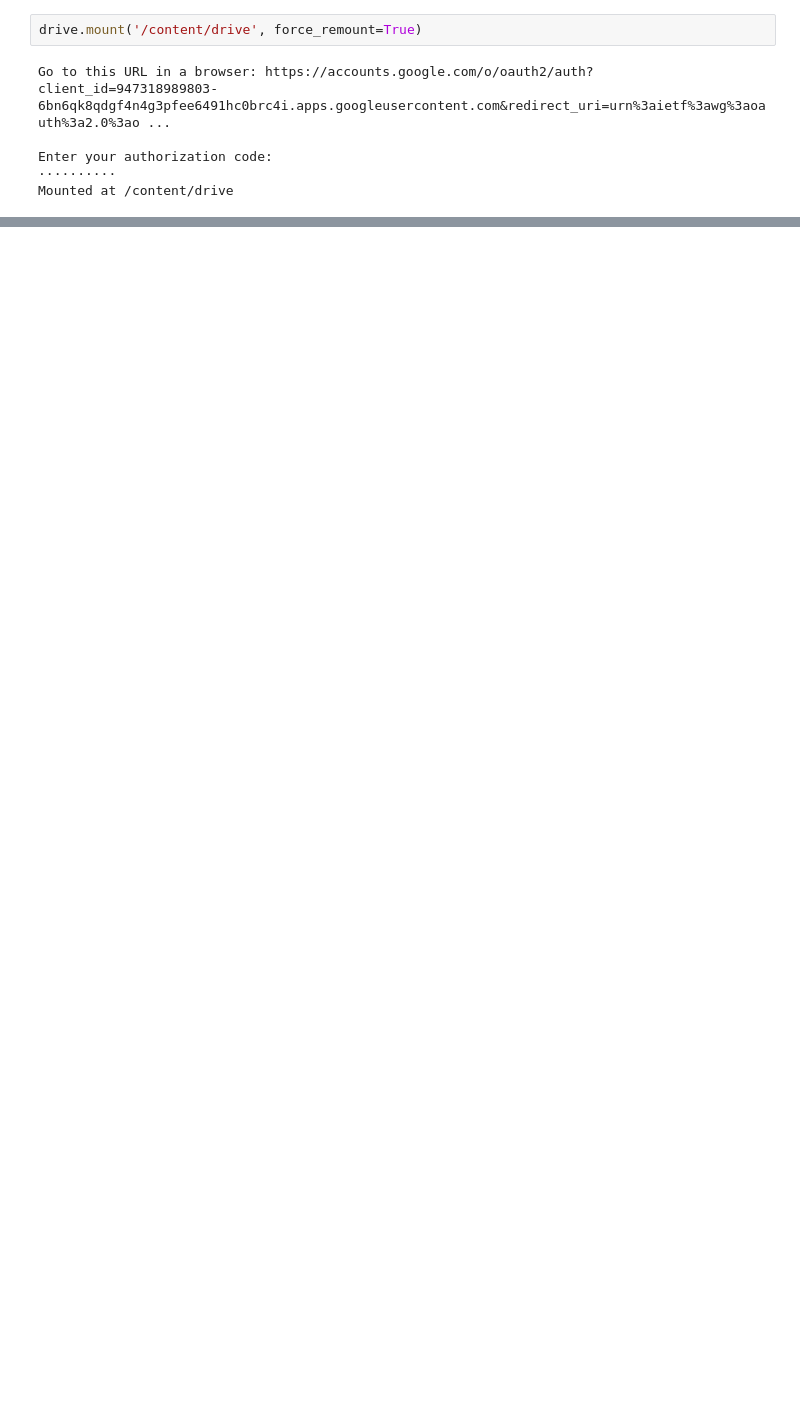
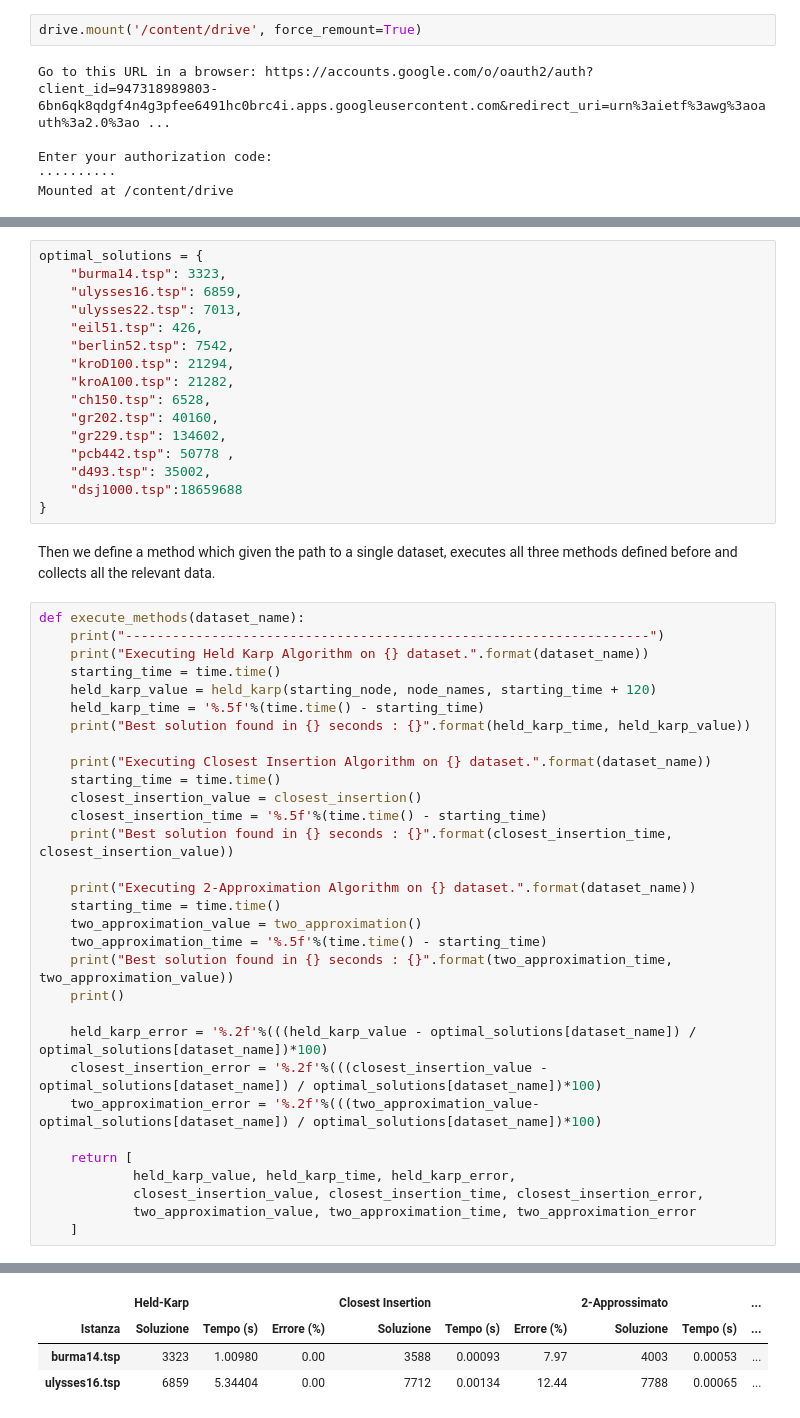
Before and after one commit to giacomogreggio/Algoritmi_avanzati, a Jupyter notebook: Alg_Av_HW2.ipynb, the cells around one changed output, grey strips where cells are left out. Saved outputs shown, nothing was run; the diff lists cells and outputs as text; blank space fills up the shorter version.

```diff
--- a/Alg_Av_HW2.ipynb
+++ b/Alg_Av_HW2.ipynb
@@ -99,0 +453,50 @@ held_karp(starting_node, node_names)
+# %%
+optimal_solutions = {
+    "burma14.tsp": 3323,
+    "ulysses16.tsp": 6859,
+    "ulysses22.tsp": 7013,
+    "eil51.tsp": 426,
+    "berlin52.tsp": 7542,
+    "kroD100.tsp": 21294,
+    "kroA100.tsp": 21282,
+    "ch150.tsp": 6528,
+    "gr202.tsp": 40160,
+    "gr229.tsp": 134602,
+    "pcb442.tsp": 50778 ,
+    "d493.tsp":	35002,
+    "dsj1000.tsp":18659688
+}
+# %% [markdown]
+Then we define a method which given the path to a single dataset, executes all three methods defined before and collects all the relevant data.
+# %%
+def execute_methods(dataset_name):
+    print("-------------------------------------------------------------------")
+    print("Executing Held Karp Algorithm on {} dataset.".format(dataset_name))
+    starting_time = time.time()
+    held_karp_value = held_karp(starting_node, node_names, starting_time + 120)
+    held_karp_time = '%.5f'%(time.time() - starting_time)
+    print("Best solution found in {} seconds : {}".format(held_karp_time, held_karp_value))
+
+    print("Executing Closest Insertion Algorithm on {} dataset.".format(dataset_name))
+    starting_time = time.time()
+    closest_insertion_value = closest_insertion()
+    closest_insertion_time = '%.5f'%(time.time() - starting_time)
+    print("Best solution found in {} seconds : {}".format(closest_insertion_time, closest_insertion_value))
+
+    print("Executing 2-Approximation Algorithm on {} dataset.".format(dataset_name))
+    starting_time = time.time()
+    two_approximation_value = two_approximation()
+    two_approximation_time = '%.5f'%(time.time() - starting_time)
+    print("Best solution found in {} seconds : {}".format(two_approximation_time, two_approximation_value))
+    print()
+
+    held_karp_error = '%.2f'%(((held_karp_value - optimal_solutions[dataset_name]) / optimal_solutions[dataset_name])*100)
+    closest_insertion_error = '%.2f'%(((closest_insertion_value - optimal_solutions[dataset_name]) / optimal_solutions[dataset_name])*100)
+    two_approximation_error = '%.2f'%(((two_approximation_value- optimal_solutions[dataset_name]) / optimal_solutions[dataset_name])*100)
+
+    return [
+            held_karp_value, held_karp_time, held_karp_error,
+            closest_insertion_value, closest_insertion_time, closest_insertion_error,
+            two_approximation_value, two_approximation_time, two_approximation_error
+    ]
+# %% [output]
@@ -99,0 +518,4 @@ held_karp(starting_node, node_names)
+|  | Held-Karp |  |  | Closest Insertion |  |  | 2-Approssimato |  | ... |
+| Istanza | Soluzione | Tempo (s) | Errore (%) | Soluzione | Tempo (s) | Errore (%) | Soluzione | Tempo (s) | ... |
+| burma14.tsp | 3323 | 1.00980 | 0.00 | 3588 | 0.00093 | 7.97 | 4003 | 0.00053 | ... |
+| ulysses16.tsp | 6859 | 5.34404 | 0.00 | 7712 | 0.00134 | 12.44 | 7788 | 0.00065 | ... |
```
Also changed, not shown: parts of 37 cells of this notebook.
